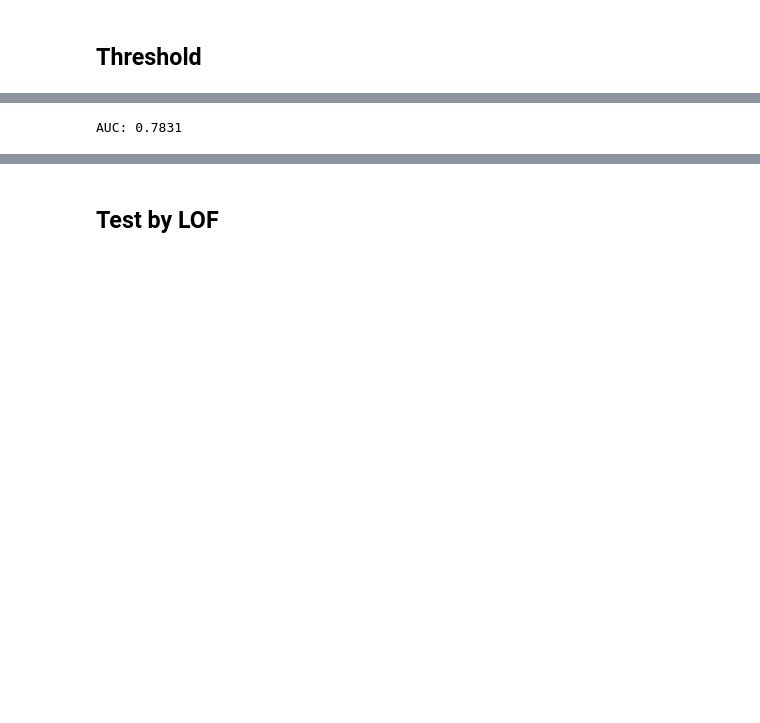
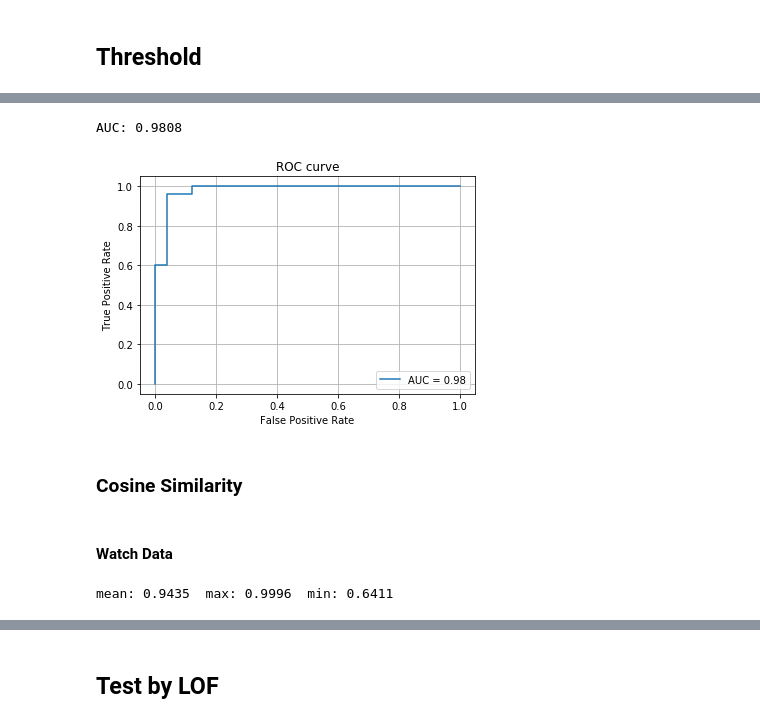
Before and after one commit to moritagit/DAD_Wave, a Jupyter notebook: notebooks/test.ipynb, the cells around one changed output, grey strips where cells are left out. Drawn from its saved outputs; the diff is of its cells as text; code cells hidden in the pictures; blank space fills up the shorter version.

```diff
--- a/notebooks/test.ipynb
+++ b/notebooks/test.ipynb
@@ -175,0 +190,7 @@ label -1    Score: 0.17485778033733368
+# %%
+data_list = []
+for embedding in embeddings_normal:
+    euclid_distances = np.sqrt(np.sum((embedding[np.newaxis, :] - embeddings_ref)**2, axis=1))
+    data = pd.DataFrame(euclid_distances).describe()
+    data_list.append(data.to_dict()[0])
+euclid_distance_statistics_normal = pd.io.json.json_normalize(data_list)
@@ -176 +262,7 @@ label -1    Score: 0.17485778033733368
+# %%
+column_name = 'mean'
+scores = (
+    list(euclid_distance_statistics_normal[column_name].values)
+    + list(euclid_distance_statistics_abnormal[column_name].values)
+    )
 # %%
@@ -177,0 +275,2 @@ preds = [1 if (score < 0.05) else -1 for score in scores]
+# %%
+scores = [-score for score in scores]
@@ -189,6 +290,21 @@ scores_n = [-score for score in scores]
 # %%
-fpr, tpr, _ = metrics.roc_curve(labels, scores_n)
+# AUROC
+
+fpr, tpr, _ = metrics.roc_curve(labels, scores)
 auc = metrics.auc(fpr, tpr)
 print('AUC: {:.4f}'.format(auc))
+
+plt.plot(fpr, tpr, label='AUC = {:.2f}'.format(auc))
+plt.legend()
+plt.title('ROC curve')
+plt.xlabel('False Positive Rate')
+plt.ylabel('True Positive Rate')
+plt.grid(True)
+plt.show()
 # %% [output]
-AUC: 0.7831
+AUC: 0.9808
+[figure, added]
+# %% [markdown]
+### Cosine Similarity
+# %% [markdown]
+#### Watch Data
@@ -194,0 +320,8 @@ AUC: 0.7831
+# %%
+print('mean: {:.4f}  max: {:.4f}  min: {:.4f}'.format(
+    cosine_similarity_statistics_normal['mean'].mean(),
+    cosine_similarity_statistics_normal['max'].max(),
+    cosine_similarity_statistics_normal['min'].min(),
+    ))
+# %% [output]
+mean: 0.9435  max: 0.9996  min: 0.6411
```
Also changed, not shown: parts of 65 cells of this notebook, 2 other files.
